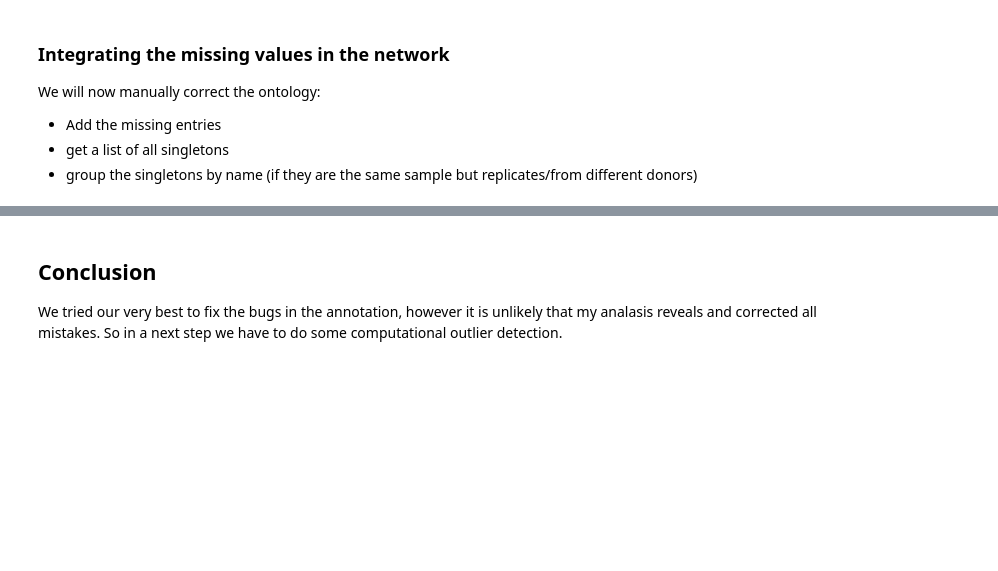
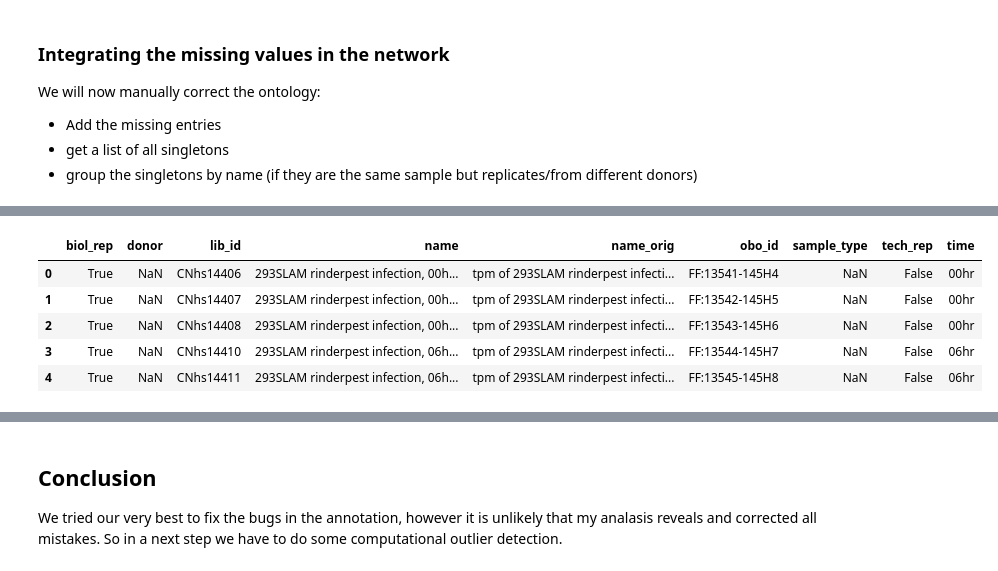
Before and after one commit to grst/fantom5-sig, a Jupyter notebook: improve_ontology.ipynb, the cells around one changed output, grey strips where cells are left out. Saved outputs shown, nothing was run; the diff lists cells and outputs as text; code cells hidden in the pictures; blank space fills up the shorter version.

```diff
--- a/improve_ontology.ipynb
+++ b/improve_ontology.ipynb
@@ -129,0 +167,7 @@ si_table = pd.read_excel("data/fantom5-S1.xls", sheetname=1)
+# %%
+def add_tag(term, tag, value):
+    if isinstance(value, str):
+        term.add_tag(tag, value)
+    else:
+        assert len(value) == 2, "tag_constant needs to be a tuple (tag, comment)"
+        term.add_tag(tag, value[0], comment=value[1])
@@ -129,0 +176,10 @@ si_table = pd.read_excel("data/fantom5-S1.xls", sheetname=1)
+# %%
+UPDATE = ("correction_gs01", None)
+HUMAN_SAMPLE = ("FF:0000210", "human sample")
+IS_A = "is_a"
+SUBSET = "subset"
+# %%
+for obo_id in missing_sample_ids:
+    term = obo_corr.term(obo_id)
+    add_tag(term, SUBSET, UPDATE)
+    add_tag(term, IS_A, HUMAN_SAMPLE)
@@ -129,0 +201,12 @@ si_table = pd.read_excel("data/fantom5-S1.xls", sheetname=1)
+# %%
+singletons_df = col_vars[col_vars.obo_id.isin([term.id for term in obo_corr.child_terms(HUMAN_SAMPLE[0])])]
+# %%
+singletons_df.to_csv("data/human_samples_singletons.tsv", sep="\t")
+singletons_df.head()
+# %% [output]
+|  | biol_rep | donor | lib_id | name | name_orig | obo_id | sample_type | tech_rep | time |
+| 0 | True | NaN | CNhs14406 | 293SLAM rinderpest infection, 00h... | tpm of 293SLAM rinderpest infecti... | FF:13541-145H4 | NaN | False | 00hr |
+| 1 | True | NaN | CNhs14407 | 293SLAM rinderpest infection, 00h... | tpm of 293SLAM rinderpest infecti... | FF:13542-145H5 | NaN | False | 00hr |
+| 2 | True | NaN | CNhs14408 | 293SLAM rinderpest infection, 00h... | tpm of 293SLAM rinderpest infecti... | FF:13543-145H6 | NaN | False | 00hr |
+| 3 | True | NaN | CNhs14410 | 293SLAM rinderpest infection, 06h... | tpm of 293SLAM rinderpest infecti... | FF:13544-145H7 | NaN | False | 06hr |
+| 4 | True | NaN | CNhs14411 | 293SLAM rinderpest infection, 06h... | tpm of 293SLAM rinderpest infecti... | FF:13545-145H8 | NaN | False | 06hr |
```
Also changed, not shown: parts of 38 cells of this notebook, 3 other files.
